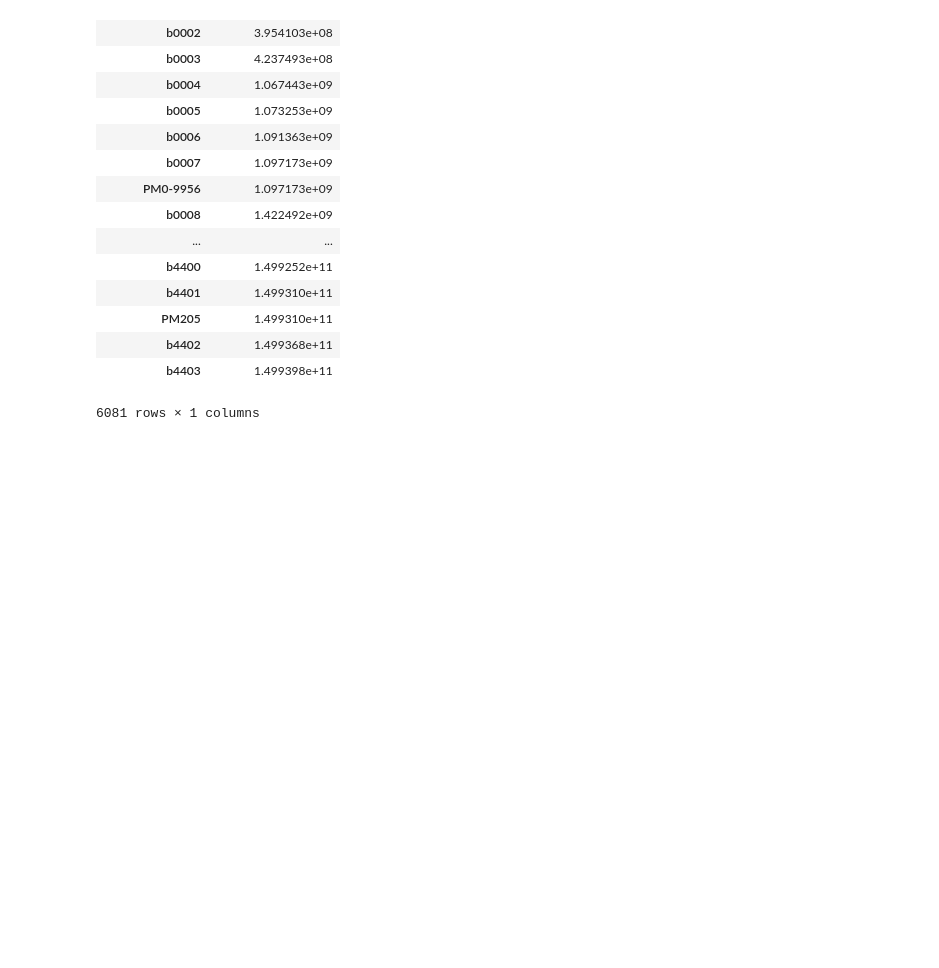
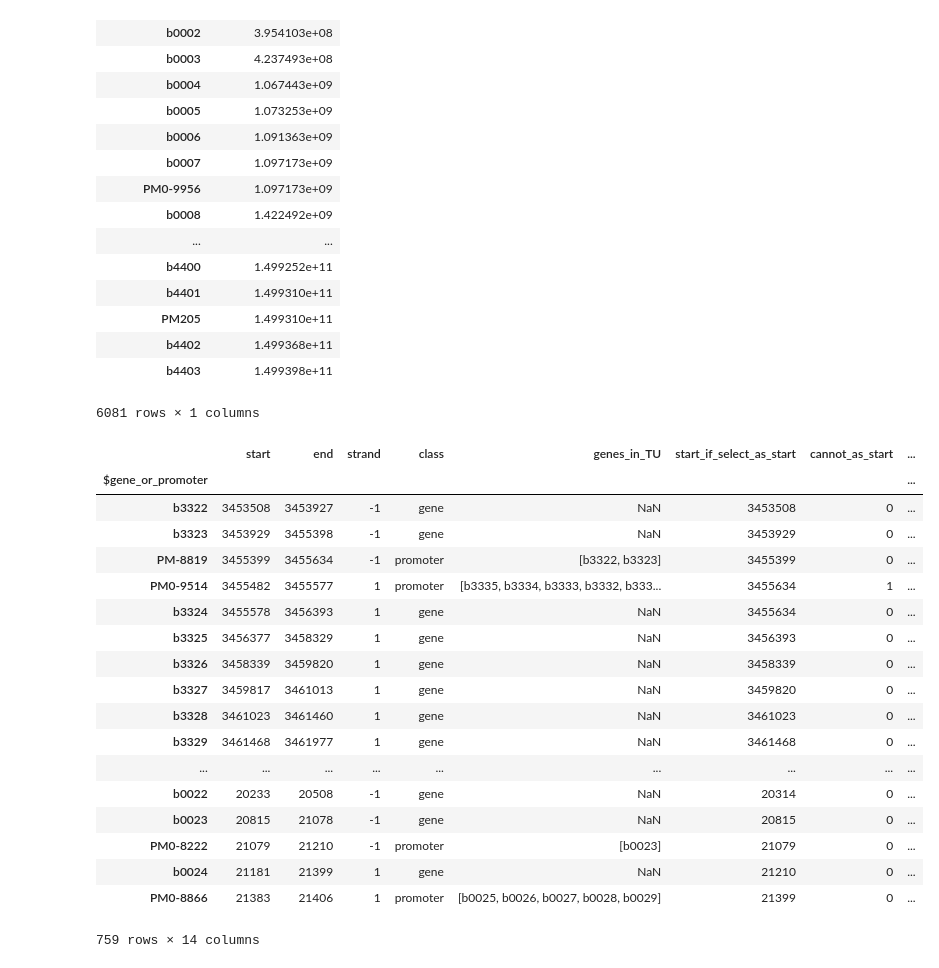
Before and after one commit to djinnome/MaxMass, a Jupyter notebook: src/MinimalGenome.ipynb, the cells around one changed output. Saved outputs shown, nothing was run; the diff lists cells and outputs as text; code cells hidden in the pictures; blank space fills up the shorter version.

Commit message:
Added genome_view

```diff
--- a/src/MinimalGenome.ipynb
+++ b/src/MinimalGenome.ipynb
@@ -150,3 +150,36 @@ cum_abundance
 | b4402 | 1.499368e+11 |
 | b4403 | 1.499398e+11 |
 6081 rows × 1 columns
+# %%
+solution = pd.read_csv('out/local_result_essential.csv',index_col=0)
+solution['end'] = solution['end'].str.lstrip('u_G_')
+solution['start'] = solution['start'].str.lstrip('u_G_')
+
+genome_view = []
+ordered_kos = []
+for i in solution.index:
+    genome_view.append( ecoli.set_index('gene_or_promoter').loc[solution.loc[i,'start']:solution.loc[i,'end']] )
+genome_view = pd.concat(genome_view)
+genome_view.index.name = '$gene_or_promoter'
+genome_view.to_csv('out/genome_view.tab',sep='\t',columns=['proteinMW', 'Copies/Cell_MG1655.Glucose', 'g/Protein', 'cumulativeAbundance'])
+genome_view
+# %% [output]
+|  | start | end | strand | class | genes_in_TU | start_if_select_as_start | cannot_as_start | ... |
+| $gene_or_promoter |  |  |  |  |  |  |  | ... |
+| b3322 | 3453508 | 3453927 | -1 | gene | NaN | 3453508 | 0 | ... |
+| b3323 | 3453929 | 3455398 | -1 | gene | NaN | 3453929 | 0 | ... |
+| PM-8819 | 3455399 | 3455634 | -1 | promoter | [b3322, b3323] | 3455399 | 0 | ... |
+| PM0-9514 | 3455482 | 3455577 | 1 | promoter | [b3335, b3334, b3333, b3332, b333... | 3455634 | 1 | ... |
+| b3324 | 3455578 | 3456393 | 1 | gene | NaN | 3455634 | 0 | ... |
+| b3325 | 3456377 | 3458329 | 1 | gene | NaN | 3456393 | 0 | ... |
+| b3326 | 3458339 | 3459820 | 1 | gene | NaN | 3458339 | 0 | ... |
+| b3327 | 3459817 | 3461013 | 1 | gene | NaN | 3459820 | 0 | ... |
+| b3328 | 3461023 | 3461460 | 1 | gene | NaN | 3461023 | 0 | ... |
+| b3329 | 3461468 | 3461977 | 1 | gene | NaN | 3461468 | 0 | ... |
+| ... | ... | ... | ... | ... | ... | ... | ... | ... |
+| b0022 | 20233 | 20508 | -1 | gene | NaN | 20314 | 0 | ... |
+| b0023 | 20815 | 21078 | -1 | gene | NaN | 20815 | 0 | ... |
+| PM0-8222 | 21079 | 21210 | -1 | promoter | [b0023] | 21079 | 0 | ... |
+| b0024 | 21181 | 21399 | 1 | gene | NaN | 21210 | 0 | ... |
+| PM0-8866 | 21383 | 21406 | 1 | promoter | [b0025, b0026, b0027, b0028, b0029] | 21399 | 0 | ... |
+759 rows × 14 columns
```
Also changed, not shown: 3 other files.
